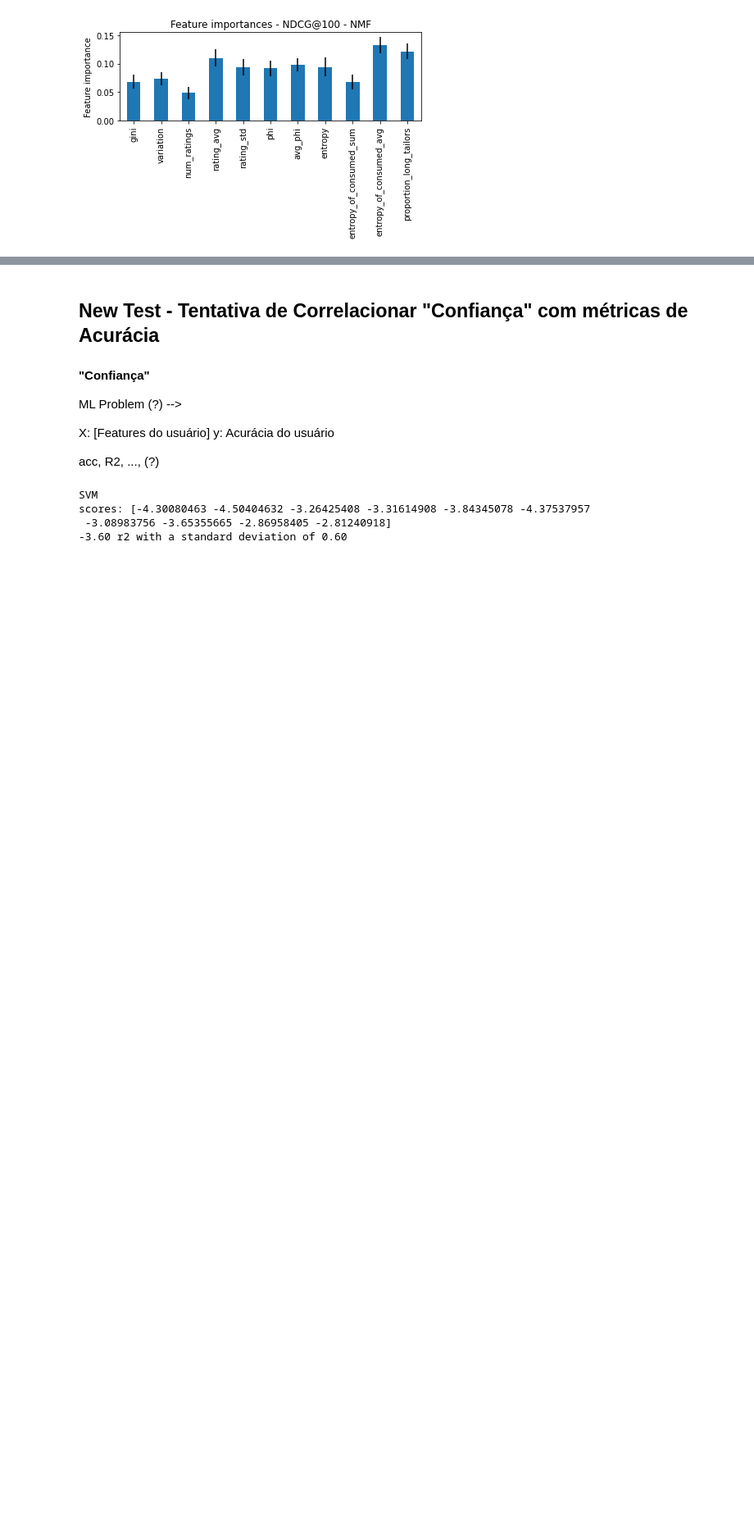
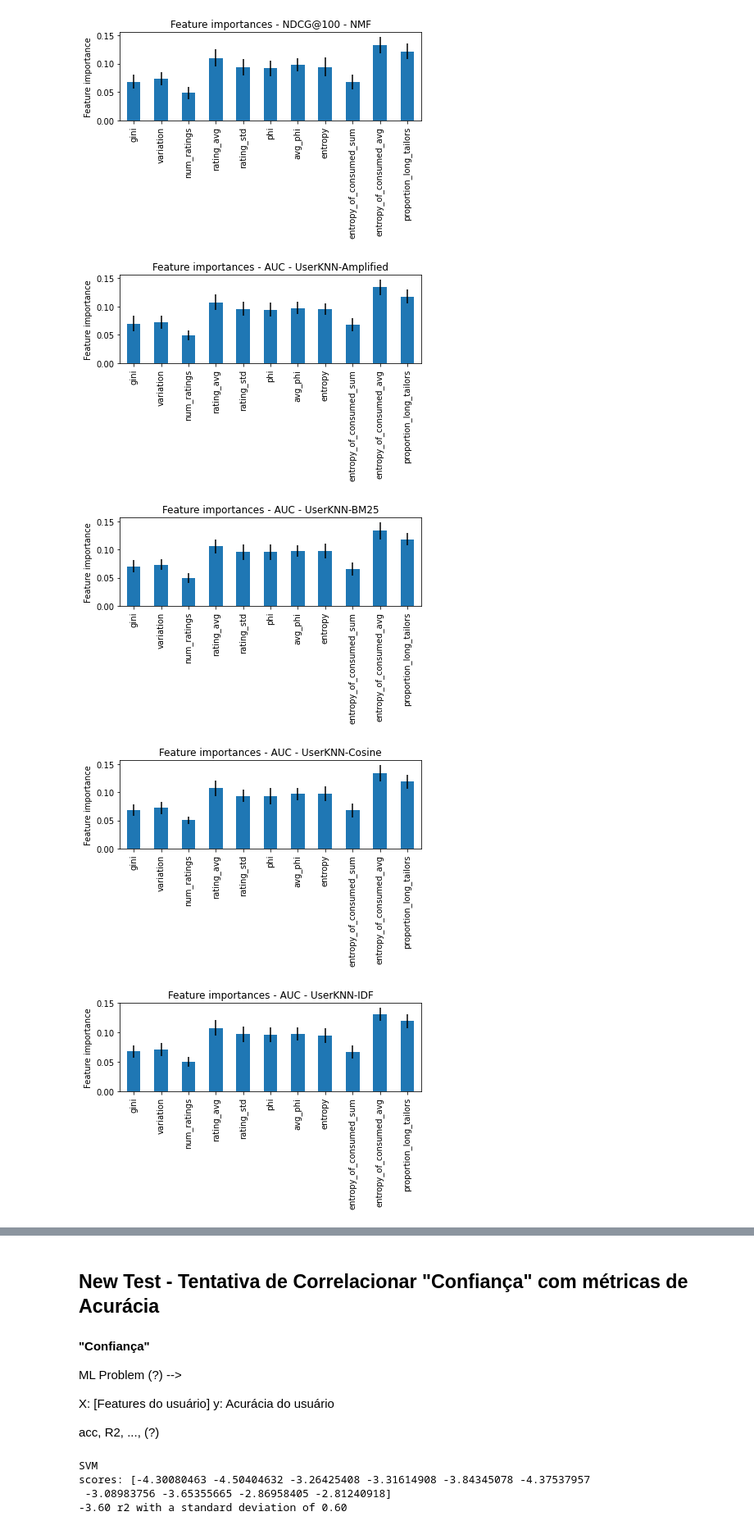
Before and after one commit to hugodavilat/recomendadores, a Jupyter notebook: explanatory_framework/features_calculator/user_features_importance.ipynb, the cells around one changed output, grey strips where cells are left out. Shown: that part at 82% size. Drawn from its saved outputs; the diff is of its cells as text; code cells hidden in the pictures; blank space fills up the shorter version.

Commit message:
metrics distribution study
metrics distribution study

```diff
--- a/explanatory_framework/features_calculator/user_features_importance.ipynb
+++ b/explanatory_framework/features_calculator/user_features_importance.ipynb
@@ -67,3 +66,31 @@ for algo in MODEL_NAMES:
 [figure]
 [figure]
 [figure]
+# %%
+metric = "AUC"
+
+# for algo in MODEL_NAMES:
+for algo in MODEL_NAMES:
+    df_features = pd.read_csv(f"../datasets/{DS}/user_metrics.csv",
+                              sep='\s*,\s*', index_col=0, engine='python')
+    df_models = pd.read_csv(f"../user_features_table/{DS}/{metric}.csv",
+                            sep='\s*,\s*', index_col=0, engine='python')
+    df = df_features.join(df_models)
+
+    x, y = get_x_y_from_pandas(df, FEATURES, algo)
+    forest = RandomForestRegressor()
+    forest.fit(x,y)
+    importances = forest.feature_importances_
+    std = np.std([
+        tree.feature_importances_ for tree in forest.estimators_], axis=0)
+    forest_importances = pd.Series(importances, index=FEATURES)
+    fig, ax = plt.subplots()
+    forest_importances.plot.bar(yerr=std, ax=ax)
+    ax.set_title(f"Feature importances - {metric} - {algo}")
+    ax.set_ylabel("Feature importance")
+    fig.tight_layout()
+# %% [output]
+[figure, added]
+[figure, added]
+[figure, added]
+[figure, added]
```
Also changed, not shown: parts of 5 cells of this notebook, 1 other file.
